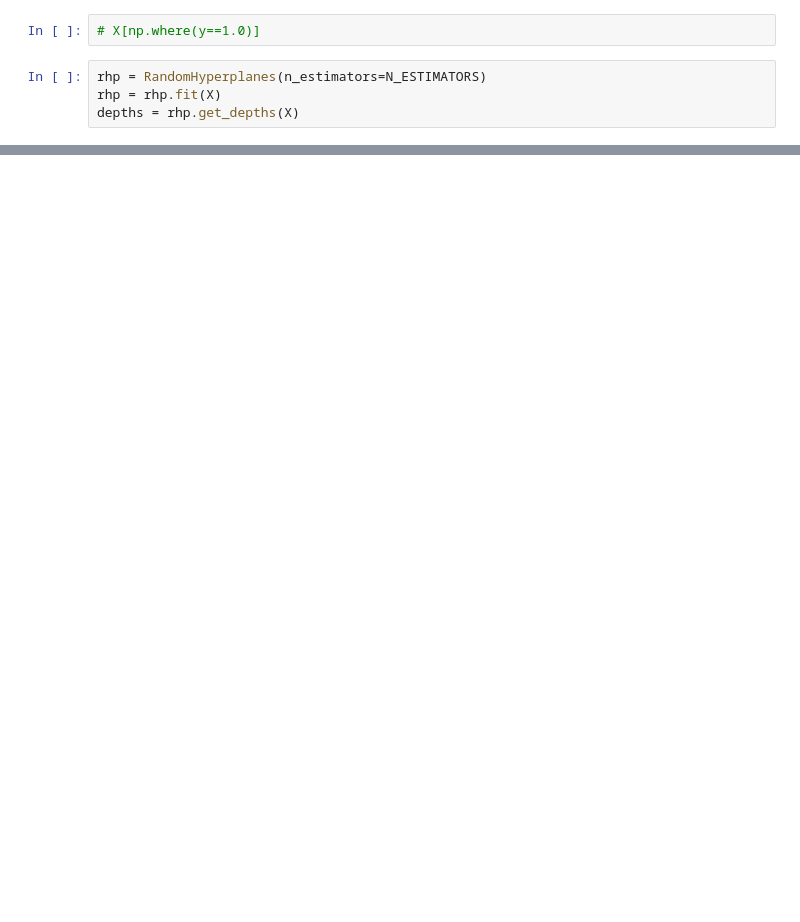
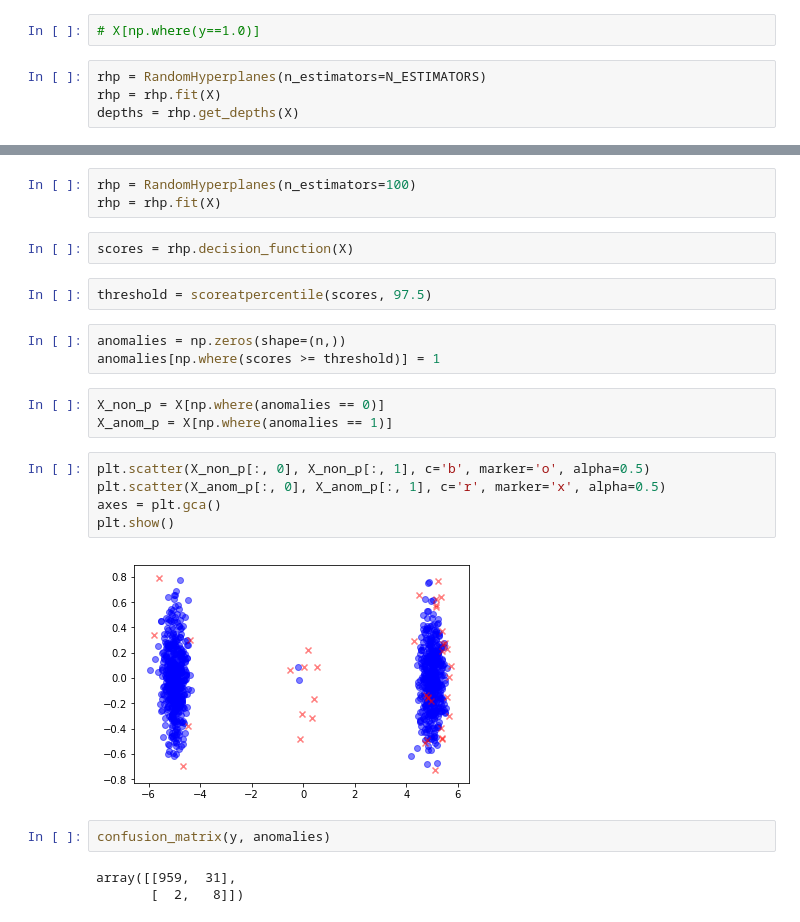
Before and after one commit to neerajgaur/RandomHyperplanes, a Jupyter notebook: proof_of_concept/poc.ipynb, the cells around one changed output, grey strips where cells are left out. Cells and saved outputs as stored; diff of their text form; blank space fills up the shorter version.

```diff
--- a/proof_of_concept/poc.ipynb
+++ b/proof_of_concept/poc.ipynb
@@ -143,0 +152,25 @@ depths = rhp.get_depths(X)
+# %%
+rhp = RandomHyperplanes(n_estimators=100)
+rhp = rhp.fit(X)
+# %%
+scores = rhp.decision_function(X)
+# %%
+threshold = scoreatpercentile(scores, 97.5)
+# %%
+anomalies = np.zeros(shape=(n,))
+anomalies[np.where(scores >= threshold)] = 1
+# %%
+X_non_p = X[np.where(anomalies == 0)]
+X_anom_p = X[np.where(anomalies == 1)]
+# %%
+plt.scatter(X_non_p[:, 0], X_non_p[:, 1], c='b', marker='o', alpha=0.5)
+plt.scatter(X_anom_p[:, 0], X_anom_p[:, 1], c='r', marker='x', alpha=0.5)
+axes = plt.gca()
+plt.show()
+# %% [output]
+[figure, added]
+# %%
+confusion_matrix(y, anomalies)
+# %% [output]
+array([[959,  31],
+       [  2,   8]])
```
Also changed, not shown: parts of 5 cells of this notebook, 4 other files.
